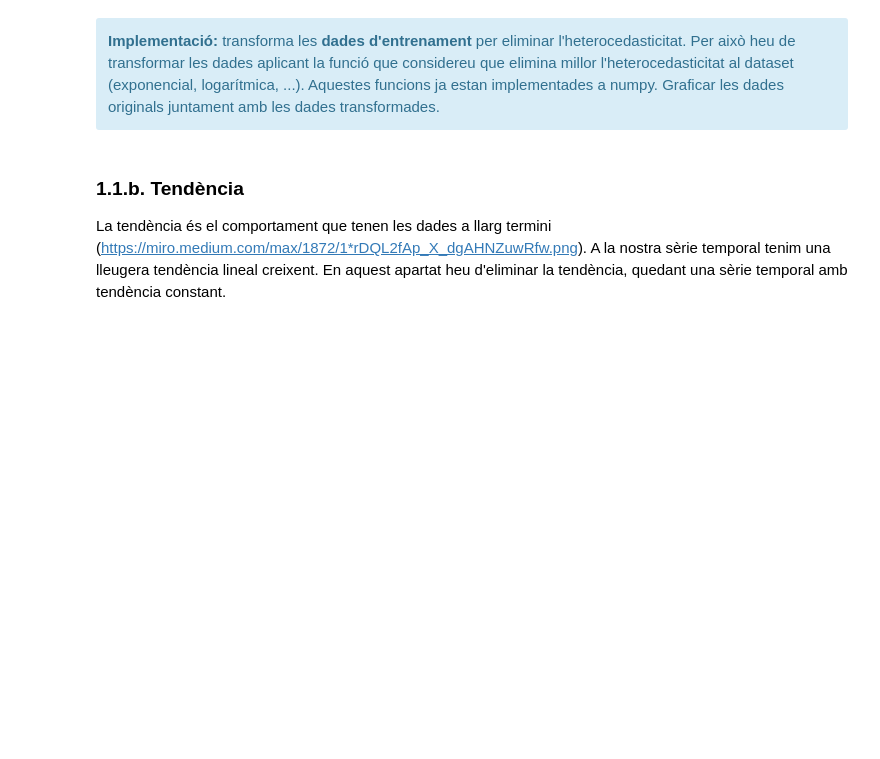
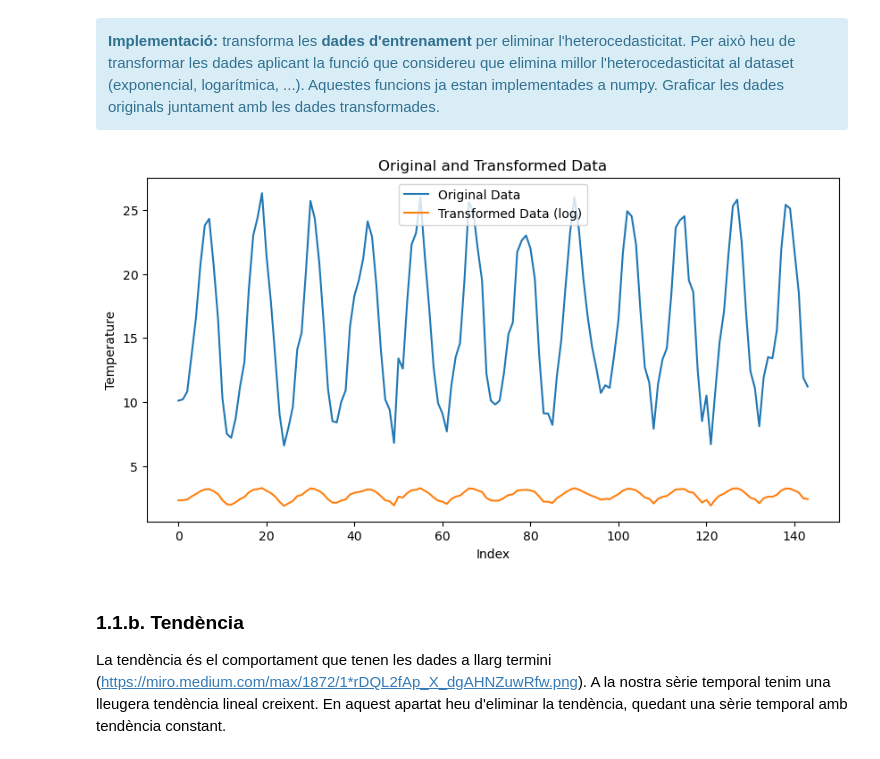
Before and after one commit to xaviermaltas/advancedDataMiningModels, a Jupyter notebook: PAC4/20222_M2.955_PAC4-Enunciat.ipynb, the cells around one changed output. Saved outputs shown, nothing was run; the diff lists cells and outputs as text; code cells hidden in the pictures; blank space fills up the shorter version.

```diff
--- a/PAC4/20222_M2.955_PAC4-Enunciat.ipynb
+++ b/PAC4/20222_M2.955_PAC4-Enunciat.ipynb
@@ -101,6 +101,25 @@ Una sèrie temporal té heterocedasticitat quan la variància varia amb el temps
 <div class="alert alert-block alert-info">
     <strong>Implementació:</strong> transforma les <strong>dades d'entrenament</strong> per eliminar l'heterocedasticitat. Per això heu de transformar les dades aplicant la funció que considereu que elimina millor l'heterocedasticitat al dataset (exponencial, logarítmica, ...). Aquestes funcions ja estan implementades a numpy. Graficar les dades originals juntament amb les dades transformades.
 </div>
+# %%
+import numpy as np
+import pandas as pd
+import matplotlib.pyplot as plt
+
+# Apply logarithmic transformation to remove heteroscedasticity
+transformed_train = np.log(train)
+
+# Plot the original and transformed data
+plt.figure(figsize=(10, 5))
+plt.plot(x_train, train, label='Original Data')
+plt.plot(x_train, transformed_train, label='Transformed Data (log)')
+plt.xlabel('Index')
+plt.ylabel('Temperature')
+plt.legend()
+plt.title('Original and Transformed Data')
+plt.show()
+# %% [output]
+[figure, added]
 # %% [markdown]
 ### 1.1.b. Tendència
 
```
Also changed, not shown: parts of 18 cells of this notebook.
